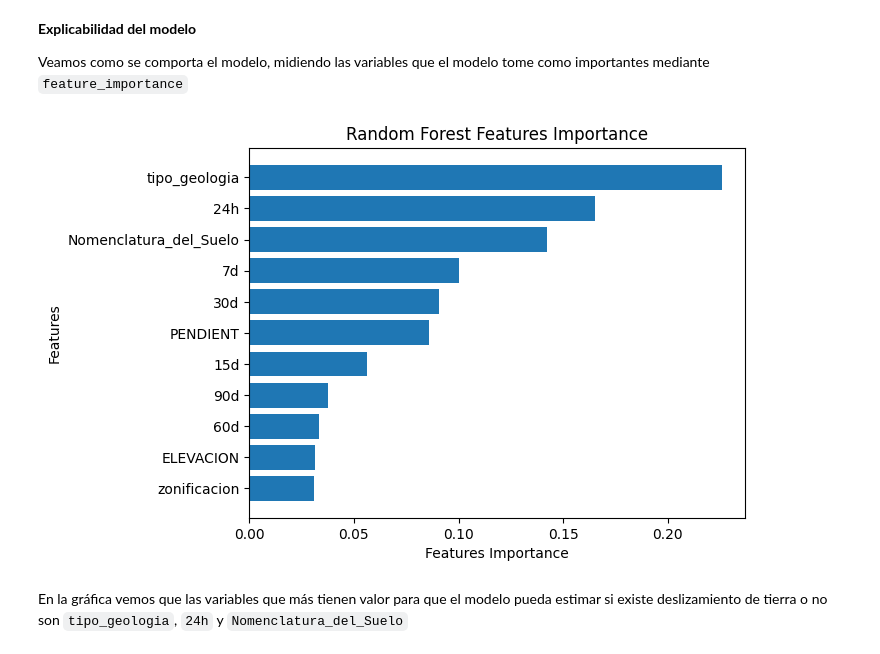
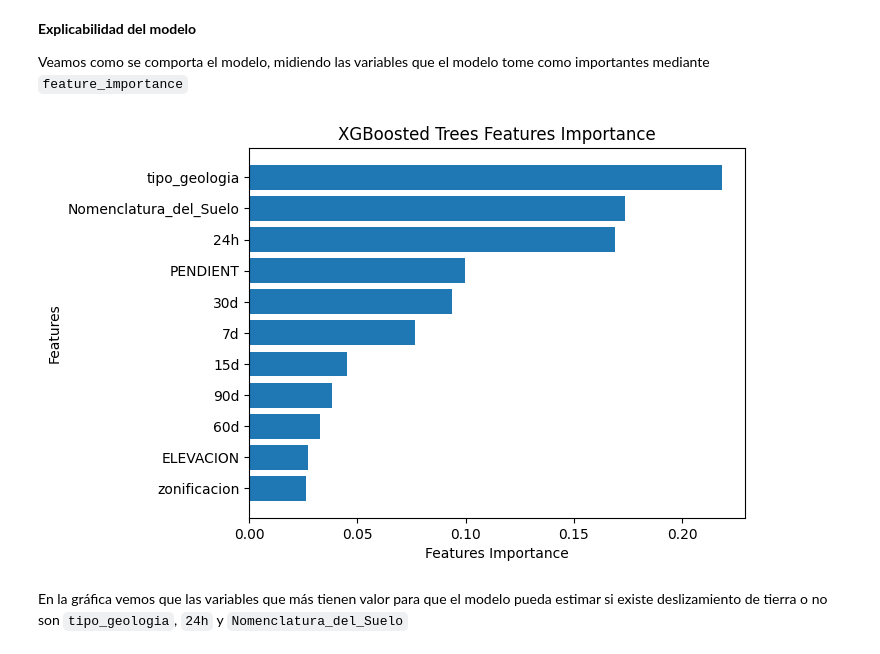
Before and after one commit to SimonLopezR/estimacion_riesgo_deslizamiento, a Jupyter notebook: docs/implementacion-xgboost.ipynb, the cells around one changed output. Drawn from its saved outputs; the diff is of its cells as text; code cells hidden in the pictures.

Commit message:
desarrollo xgboost2

```diff
--- a/docs/implementacion-xgboost.ipynb
+++ b/docs/implementacion-xgboost.ipynb
@@ -283,21 +282,21 @@ Veamos como se comporta el modelo, midiendo las variables que el modelo tome com
 # %%
 # Importancia de las características para RandomForest
 importances = model_xgb['classifier'].feature_importances_
 features = X_train.columns
 
 # Obtener índices de las importancias ordenadas de mayor a menor
 indices = np.argsort(importances)
 # Ordenar importancias y características según el índice
 sorted_importances = importances[indices]
 sorted_features = features[indices]
 
 plt.barh(sorted_features, sorted_importances)
 plt.xlabel('Features Importance')
 plt.ylabel('Features')
-plt.title('Random Forest Features Importance')
+plt.title('XGBoosted Trees Features Importance')
 plt.show()
 # %% [output]
-[figure, old version]
+[figure, new version]
 # %% [markdown]
 En la gráfica vemos que las variables que más tienen valor para que el modelo pueda estimar si existe deslizamiento de tierra o no son `tipo_geologia`, `24h` y `Nomenclatura_del_Suelo`
 # %% [markdown]
```
Also changed, not shown: parts of 6 cells of this notebook, 1 other file.
